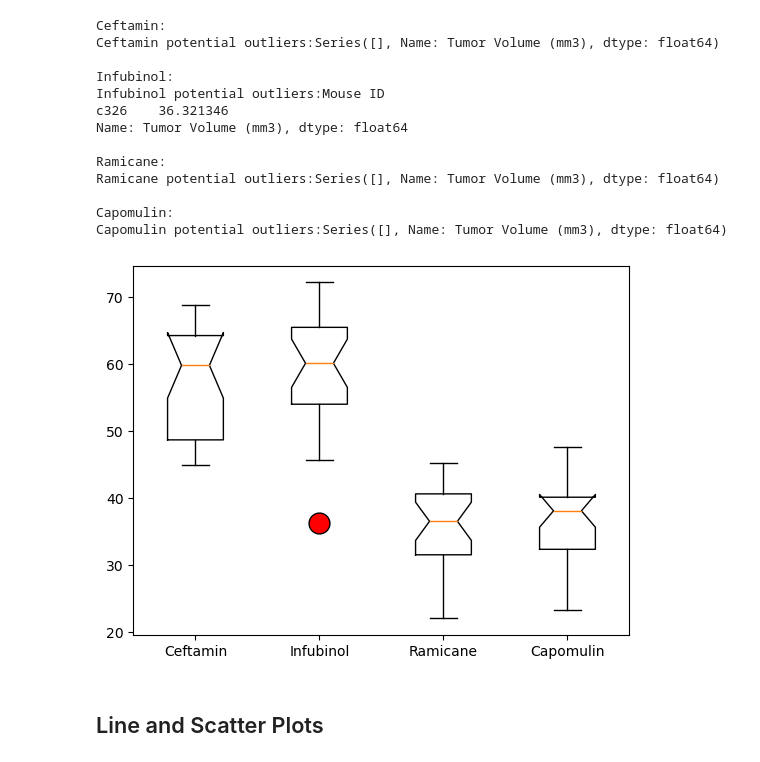
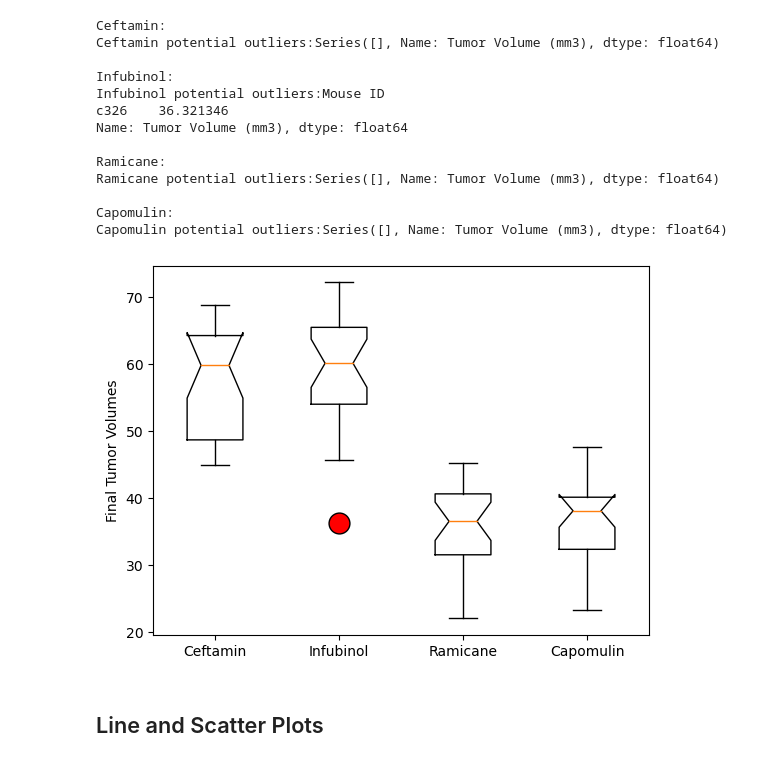
Before and after one commit to MisterDinu/module-5-challenge, a Jupyter notebook: pymaceuticals_starter.ipynb, the cells around one changed output. Cells and saved outputs as stored; diff of their text form; code cells hidden in the pictures.

```diff
--- a/pymaceuticals_starter.ipynb
+++ b/pymaceuticals_starter.ipynb
@@ -264,13 +290,14 @@ Capomulin potential outliers:Series([], Name: Tumor Volume (mm3), dtype: float64
 # %%
 # Generate a box plot that shows the distrubution of the tumor volume for each treatment group.
 fig1, ax1 = plt.subplots()
 
 # As the marker for the outlier value was too little, I looked for a reference to make
 # it more appealing, and I found the notch and the flierprops parameters:
 ax1.boxplot(tumor_vol_data, labels=treatments, notch=True, flierprops={'markersize':15, 'markerfacecolor':'red'})
+plt.ylabel("Final Tumor Volumes")
 plt.show()
 # %% [output]
-[figure, old version]
+[figure, new version]
 # %% [markdown]
 ## Line and Scatter Plots
 # %%
```
Also changed, not shown: parts of 4 cells of this notebook, 1 other file.
